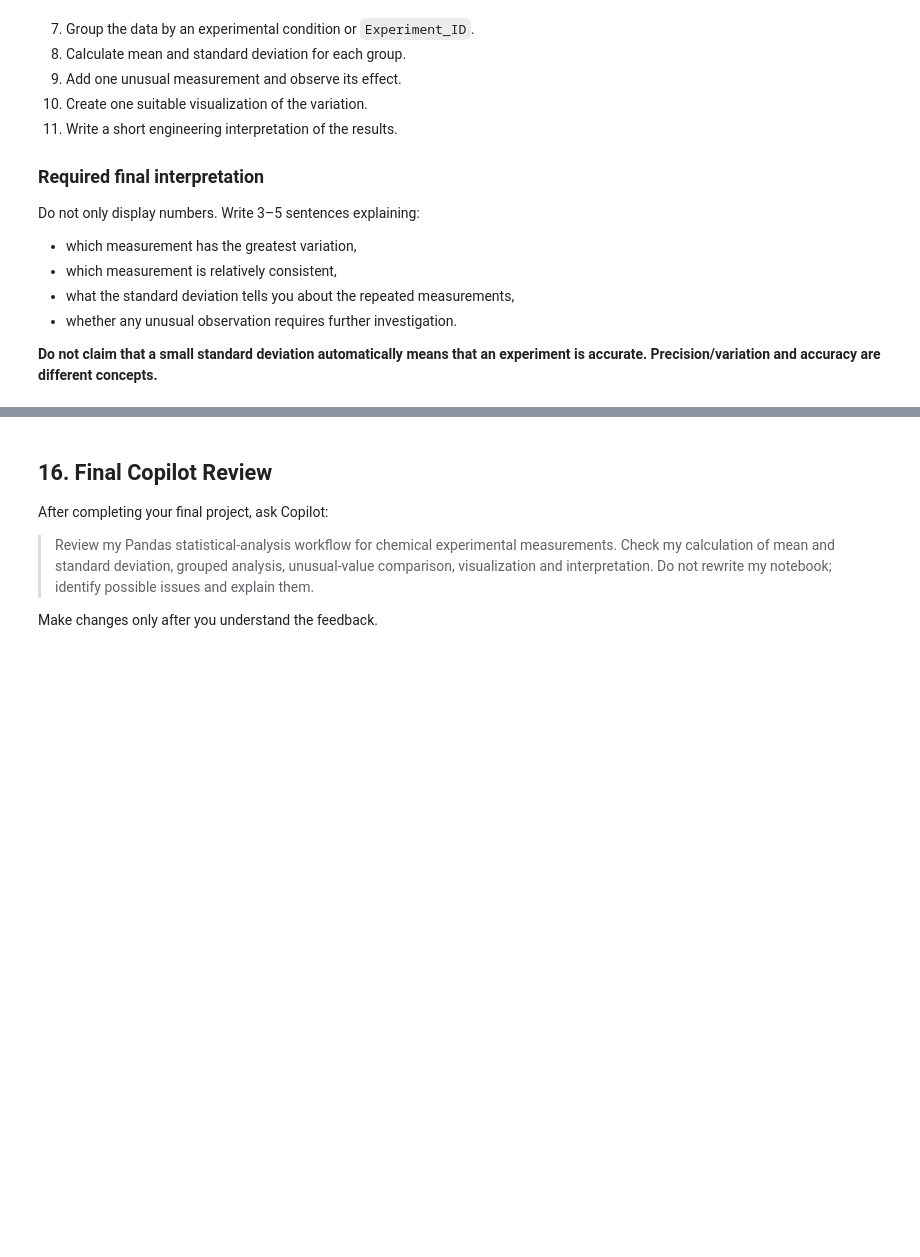
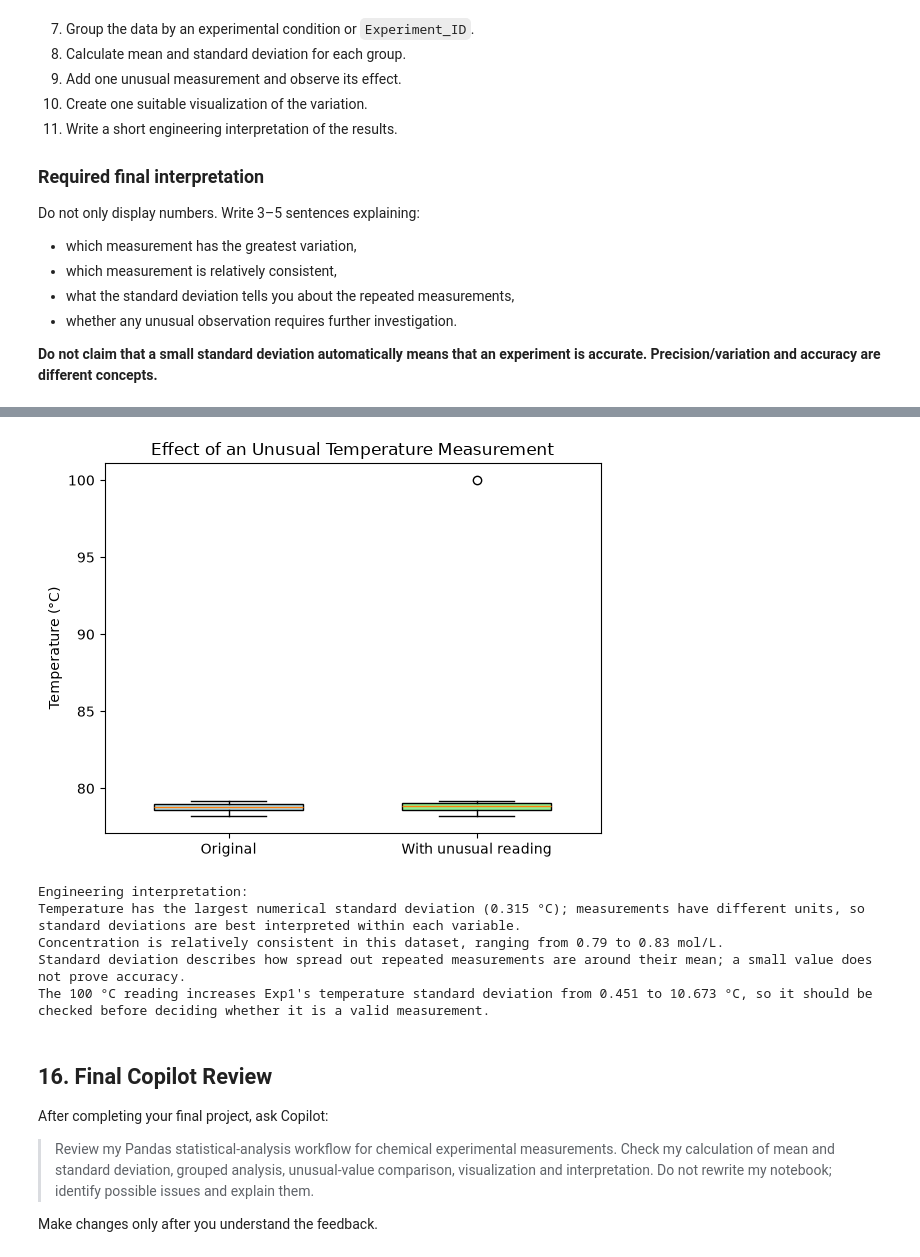
Before and after one commit to Chitranjank-max/CP_Practical, a Jupyter notebook: Practical_09_Basic_Statistical_Analysis_Experimental_Measurements.ipynb, the cells around one changed output, grey strips where cells are left out. Cells and saved outputs as stored; diff of their text form; code cells hidden in the pictures; blank space fills up the shorter version.

```diff
--- a/Practical_09_Basic_Statistical_Analysis_Experimental_Measurements.ipynb
+++ b/Practical_09_Basic_Statistical_Analysis_Experimental_Measurements.ipynb
@@ -535,0 +536,70 @@ Do not only display numbers. Write 3–5 sentences explaining:
+# %%
+# FINAL PROJECT
+# Experimental Measurement Statistics
+
+import pandas as pd
+import matplotlib.pyplot as plt
+
+# Create a small experimental dataset similar to the earlier activities
+df = pd.DataFrame({
+    'Experiment_ID': ['Exp1', 'Exp1', 'Exp1', 'Exp2', 'Exp2', 'Exp2', 'Exp3', 'Exp3', 'Exp3'],
+    'Measurement_No': [1, 2, 3, 1, 2, 3, 1, 2, 3],
+    'Temperature_C': [78.2, 79.1, 78.7, 79.0, 78.5, 78.8, 79.2, 78.6, 78.9],
+    'Pressure_bar': [2.10, 2.12, 2.08, 2.11, 2.09, 2.13, 2.10, 2.07, 2.11],
+    'Concentration_mol_L': [0.82, 0.80, 0.81, 0.83, 0.79, 0.82, 0.81, 0.80, 0.82],
+    'pH': [6.9, 7.0, 6.8, 7.1, 6.9, 7.0, 6.9, 6.8, 7.0]
+})
+
+print("Experimental measurements:")
+print(df)
+
+# Calculate summary statistics for each measurement
+measurement_columns = ['Temperature_C', 'Pressure_bar', 'Concentration_mol_L', 'pH']
+
+print("\nOverall statistical summary:")
+for column in measurement_columns:
+    print(f"\n{column}")
+    print(f"Count: {df[column].count()}")
+    print(f"Mean: {df[column].mean():.3f}")
+    print(f"Standard Deviation: {df[column].std():.3f}")
+    print(f"Minimum: {df[column].min():.3f}")
+    print(f"Maximum: {df[column].max():.3f}")
+
+# Calculate mean and standard deviation for each experiment
+grouped_summary = df.groupby('Experiment_ID').agg({
+    'Temperature_C': ['mean', 'std'],
+    'Pressure_bar': ['mean', 'std'],
+    'Concentration_mol_L': ['mean', 'std'],
+    'pH': ['mean', 'std']
+})
+print("\nGrouped summary by experiment:")
+print(grouped_summary)
+
+# Add one unusual temperature reading and compare the Exp1 statistics
+df_with_outlier = df.copy()
+df_with_outlier.loc[len(df_with_outlier)] = ['Exp1', 4, 100.0, 2.10, 0.82, 6.9]
+
+temperature_before = df.groupby('Experiment_ID').agg({'Temperature_C': ['mean', 'std']})
+temperature_after = df_with_outlier.groupby('Experiment_ID').agg({'Temperature_C': ['mean', 'std']})
+print("\nTemperature statistics before adding the unusual reading:")
+print(temperature_before)
+print("\nTemperature statistics after adding the unusual reading:")
+print(temperature_after)
+
+# Compare the original temperatures with the temperatures including the unusual reading
+plt.boxplot(df['Temperature_C'], positions=[1], widths=0.6, patch_artist=True,
+            boxprops=dict(facecolor='lightblue'))
+plt.boxplot(df_with_outlier['Temperature_C'], positions=[2], widths=0.6, patch_artist=True,
+            boxprops=dict(facecolor='lightgreen'))
+plt.xticks([1, 2], ['Original', 'With unusual reading'])
+plt.title('Effect of an Unusual Temperature Measurement')
+plt.ylabel('Temperature (°C)')
+plt.show()
+
+# Engineering interpretation
+print("\nEngineering interpretation:")
+print(f"Temperature has the largest numerical standard deviation ({df['Temperature_C'].std():.3f} °C); measurements have different units, so standard deviations are best interpreted within each variable.")
+print(f"Concentration is relatively consistent in this dataset, ranging from {df['Concentration_mol_L'].min():.2f} to {df['Concentration_mol_L'].max():.2f} mol/L.")
+print("Standard deviation describes how spread out repeated measurements are around their mean; a small value does not prove accuracy.")
+print(f"The 100 °C reading increases Exp1's temperature standard deviation from {temperature_before.loc['Exp1', ('Temperature_C', 'std')]:.3f} to {temperature_after.loc['Exp1', ('Temperature_C', 'std')]:.3f} °C, so it should be checked before deciding whether it is a valid measurement.")
+# %% [output]
@@ -536,3 +623,9 @@ Do not only display numbers. Write 3–5 sentences explaining:
+[figure, added]
+Engineering interpretation:
+Temperature has the largest numerical standard deviation (0.315 °C); measurements have different units, so standard deviations are best interpreted within each variable.
+Concentration is relatively consistent in this dataset, ranging from 0.79 to 0.83 mol/L.
+Standard deviation describes how spread out repeated measurements are around their mean; a small value does not prove accuracy.
+The 100 °C reading increases Exp1's temperature standard deviation from 0.451 to 10.673 °C, so it should be checked before deciding whether it is a valid measurement.
 # %% [markdown]
 ## 16. Final Copilot Review
 
```
Also changed, not shown: parts of 5 cells of this notebook, 3 other files.
